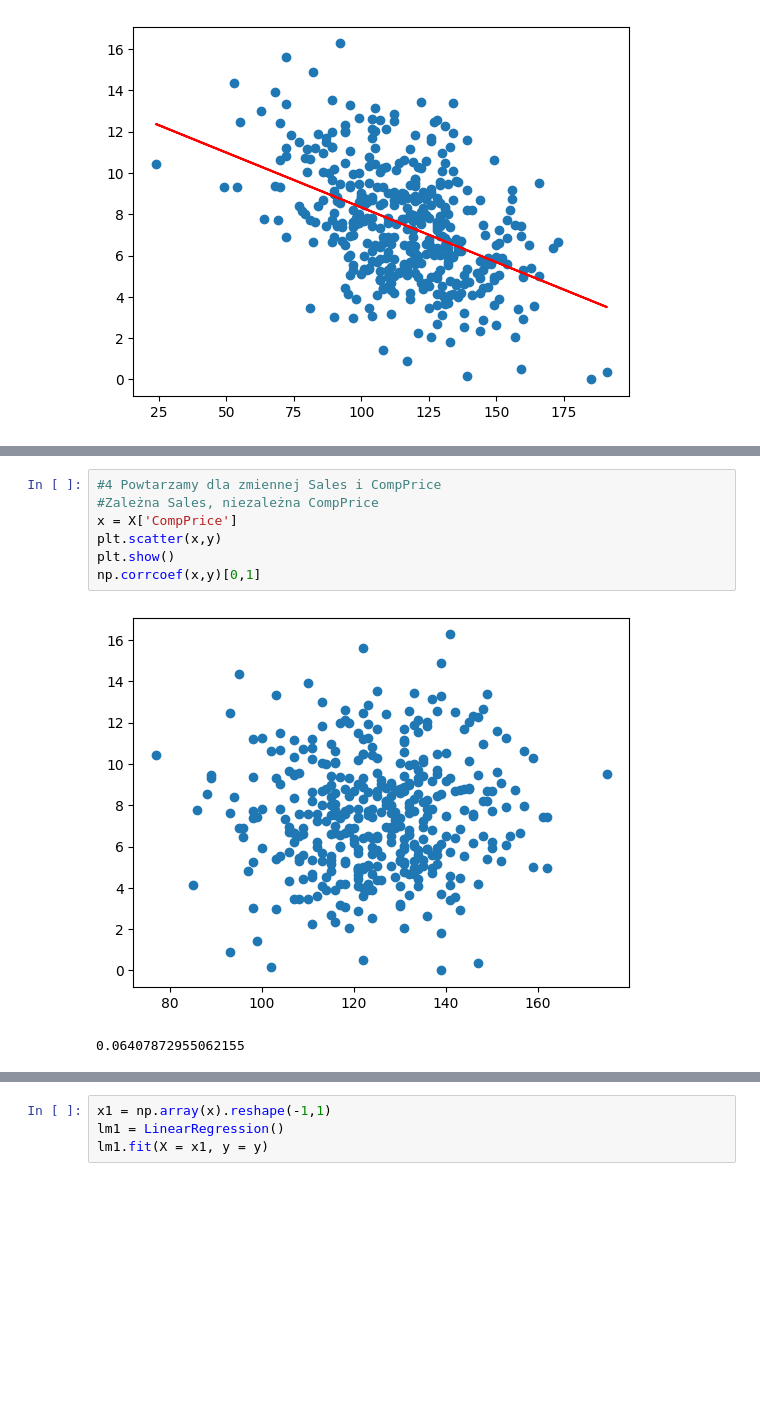
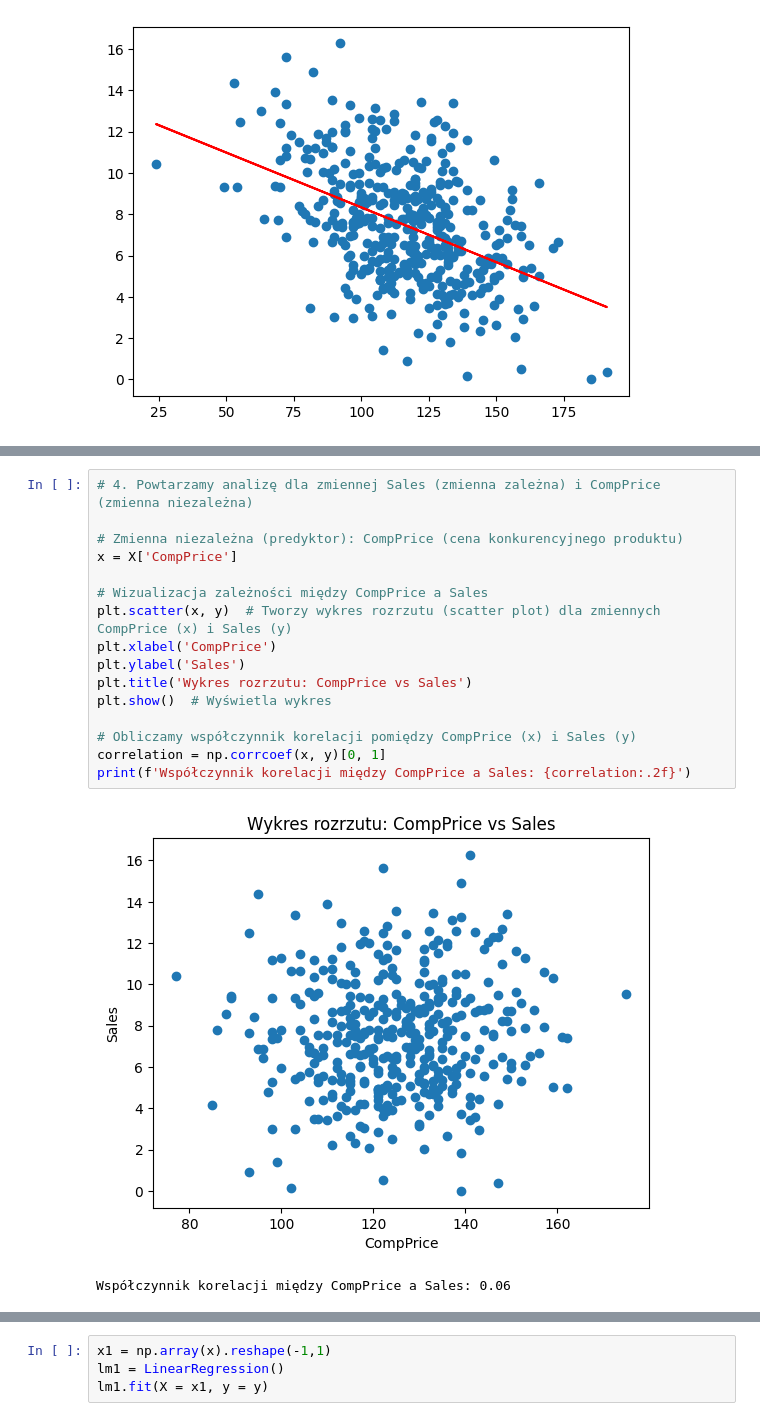
Before and after one commit to Martyniqo/Statystyczna_Analiza_Danych, a Jupyter notebook: 03_regresja/01_regresja_jednej_zmiennej.ipynb, the cells around one changed output, grey strips where cells are left out. Cells and saved outputs as stored; diff of their text form; blank space fills up the shorter version.

```diff
--- a/03_regresja/01_regresja_jednej_zmiennej.ipynb
+++ b/03_regresja/01_regresja_jednej_zmiennej.ipynb
@@ -255,10 +285,19 @@ np.corrcoef(x,y)[0,1]**2 #w modelach z jedną zmienną R^2 to korelacja pearsono
-# %%
-#4 Powtarzamy dla zmiennej Sales i CompPrice
-#Zależna Sales, niezależna CompPrice
-x = X['CompPrice']
-plt.scatter(x,y)
-plt.show()
-np.corrcoef(x,y)[0,1]
-# %% [output]
-[figure, removed]
-0.06407872955062155
+# %%
+# 4. Powtarzamy analizę dla zmiennej Sales (zmienna zależna) i CompPrice (zmienna niezależna)
+
+# Zmienna niezależna (predyktor): CompPrice (cena konkurencyjnego produktu)
+x = X['CompPrice']
+
+# Wizualizacja zależności między CompPrice a Sales
+plt.scatter(x, y)  # Tworzy wykres rozrzutu (scatter plot) dla zmiennych CompPrice (x) i Sales (y)
+plt.xlabel('CompPrice')
+plt.ylabel('Sales')
+plt.title('Wykres rozrzutu: CompPrice vs Sales')
+plt.show()  # Wyświetla wykres
+
+# Obliczamy współczynnik korelacji pomiędzy CompPrice (x) i Sales (y)
+correlation = np.corrcoef(x, y)[0, 1]
+print(f'Współczynnik korelacji między CompPrice a Sales: {correlation:.2f}')
+# %% [output]
+[figure, added]
+Współczynnik korelacji między CompPrice a Sales: 0.06
```
Also changed, not shown: parts of 21 cells of this notebook.
